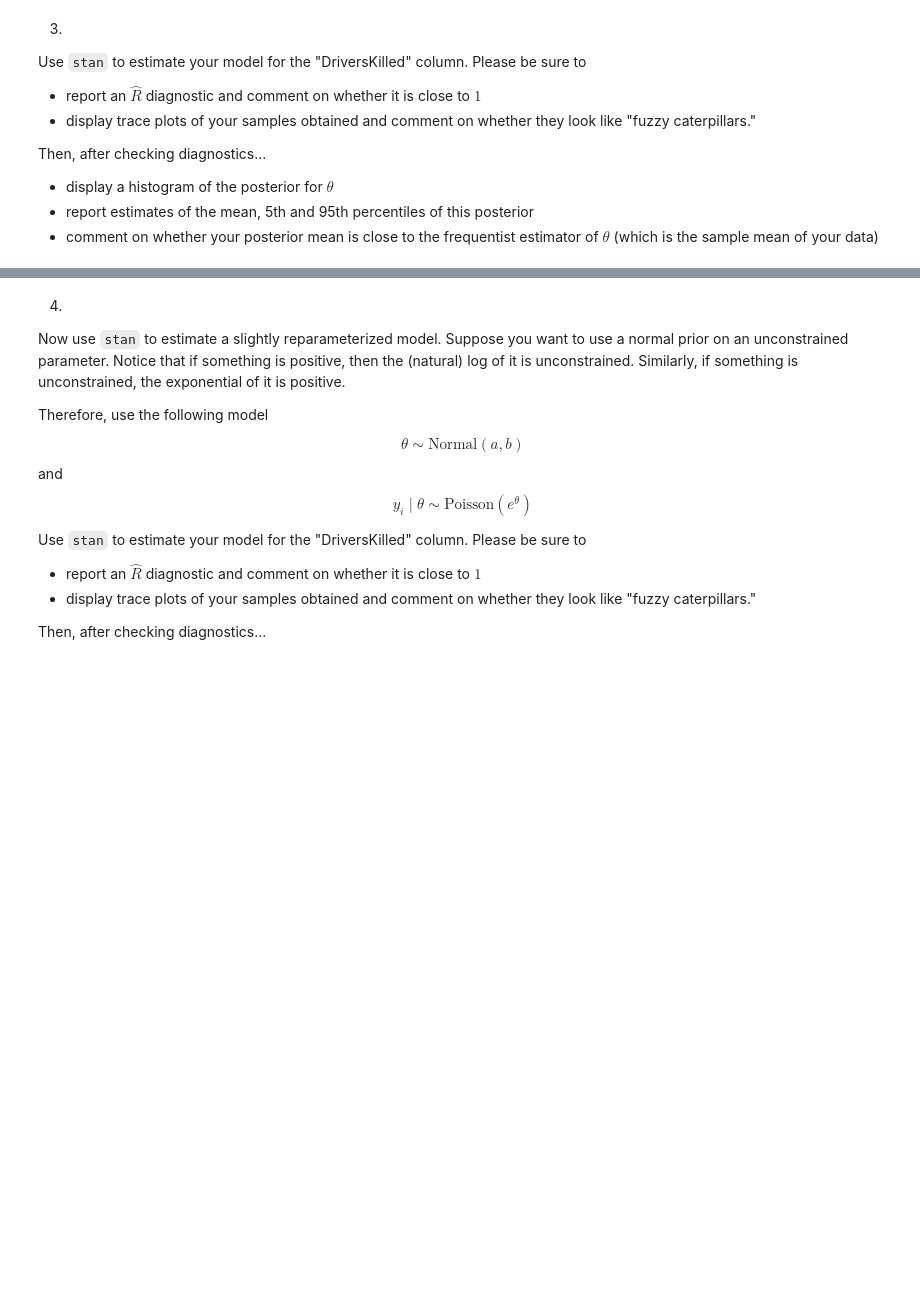
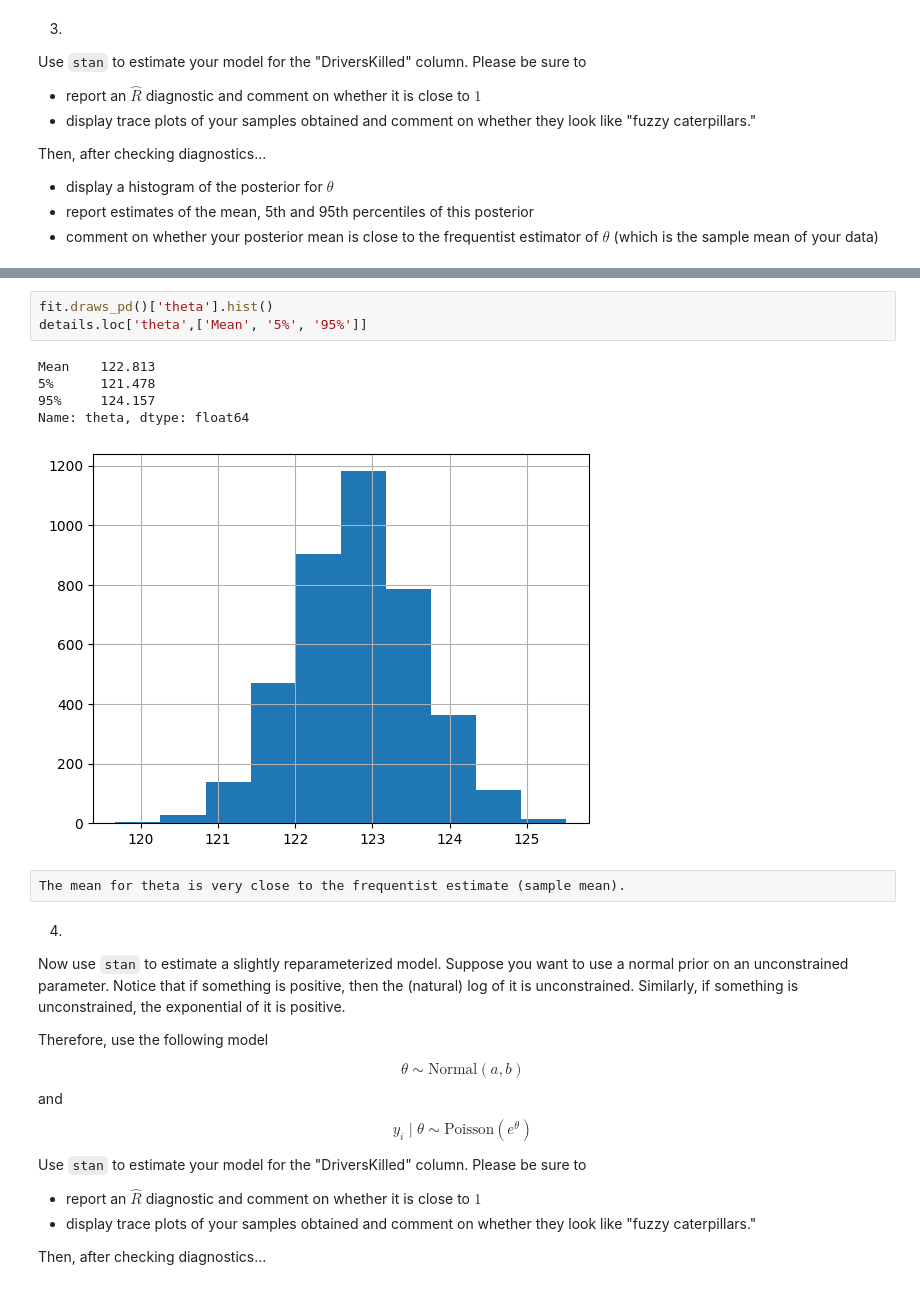
Before and after one commit to oatmeelsquares/ds-6040-docker, a Jupyter notebook: 05/assignment5.ipynb, the cells around one changed output, grey strips where cells are left out. Cells and saved outputs as stored; diff of their text form; blank space fills up the shorter version.

```diff
--- a/05/assignment5.ipynb
+++ b/05/assignment5.ipynb
@@ -74,3 +98,14 @@ Syntax error in '/bml24/05/poisson_log_norm.stan', line 3, column 25 to column 2
+# %%
+fit.draws_pd()['theta'].hist()
+details.loc['theta',['Mean', '5%', '95%']]
+# %% [output]
+Mean    122.813
+5%      121.478
+95%     124.157
+Name: theta, dtype: float64
+[figure, added]
+# %% [raw]
+The mean for theta is very close to the frequentist estimate (sample mean).
 # %% [markdown]
 4.
 
```
Also changed, not shown: parts of 19 cells of this notebook, 11 other files.
